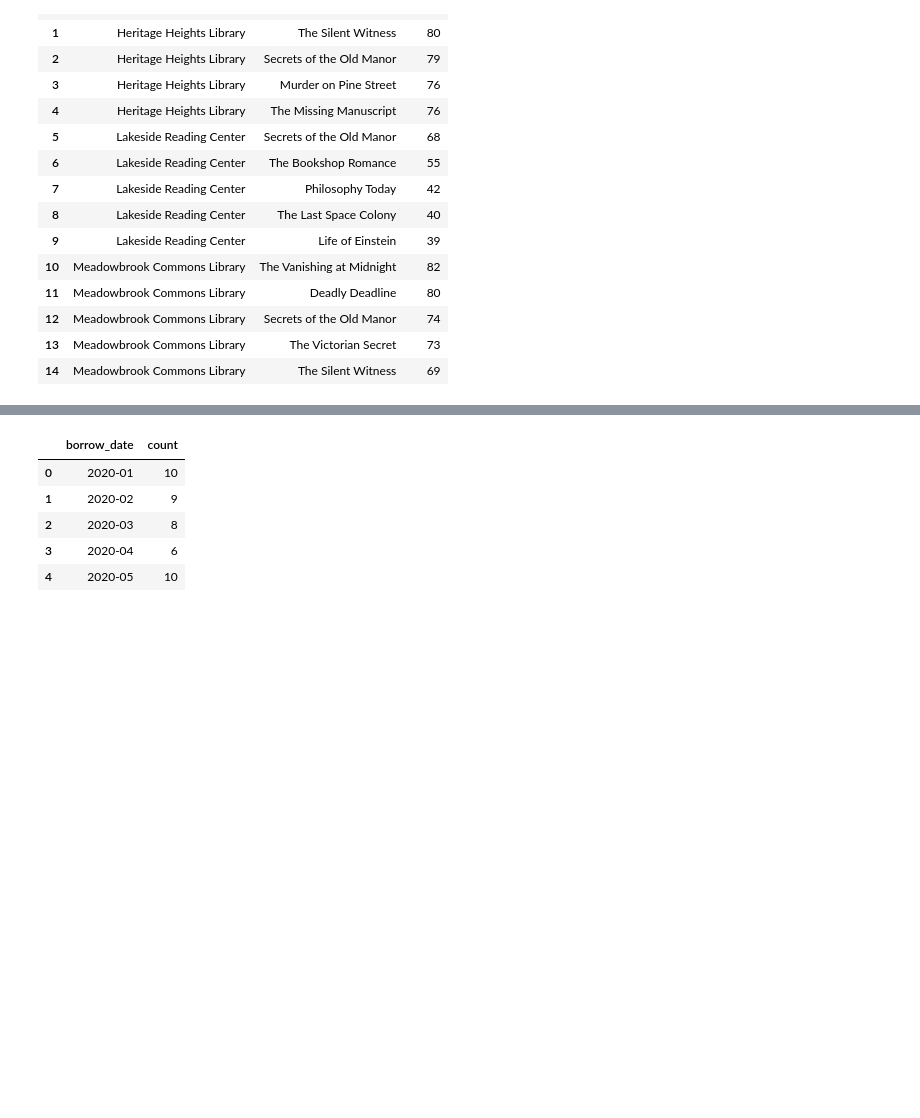
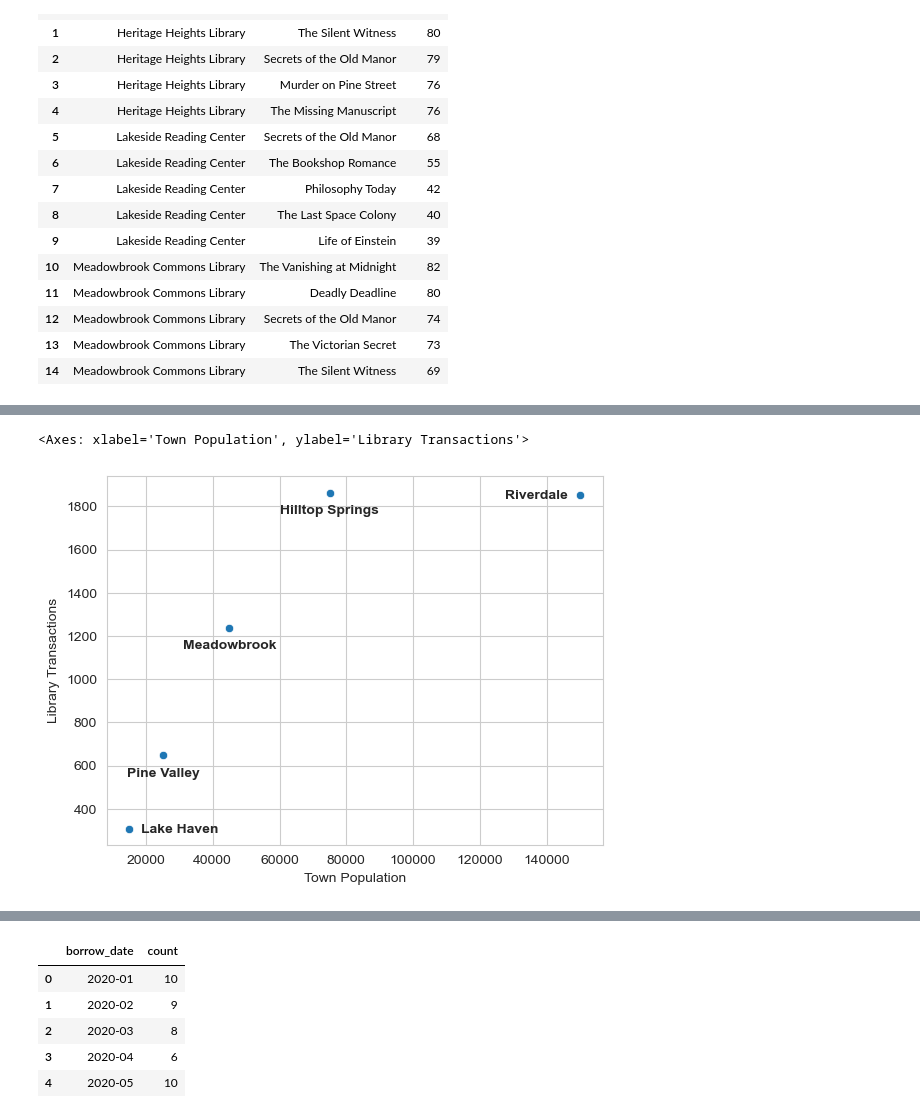
Before and after one commit to UNC-Libraries-data/Python, a Jupyter notebook: Data/Data.ipynb, the cells around one changed output, grey strips where cells are left out. Drawn from its saved outputs; the diff is of its cells as text; code cells hidden in the pictures; blank space fills up the shorter version.

```diff
--- a/Data/Data.ipynb
+++ b/Data/Data.ipynb
@@ -549,0 +582,24 @@ fig = grid.map_dataframe(sns.barplot, y = "title", x = "count")
+# %%
+# Create lists of labels and their coordinates
+x = popactivity.townpop.values
+y = popactivity.transactions.values
+xoffset = [0, 15000, 100, 100, -13000]
+yoffset = [-100, -20, -100, -100, -20]
+labels = popactivity.index
+
+# Assign labels to their coordinates and style them
+for i in range(len(popactivity)):
+    plt.text(x = x[i] + xoffset[i],
+             y = y[i] + yoffset[i],
+             s = labels[i],
+             ha = "center",
+             weight = "bold")
+
+sns.set_style("whitegrid") # Show a grid
+plt.xlabel("Town Population") # label the x axis
+plt.ylabel("Library Transactions") # label the y axis
+
+sns.scatterplot(data = popactivity, x = "townpop", y = "transactions")
+# %% [output]
+<Axes: xlabel='Town Population', ylabel='Library Transactions'>
+[figure, added]
```
Also changed, not shown: parts of 21 cells of this notebook.
